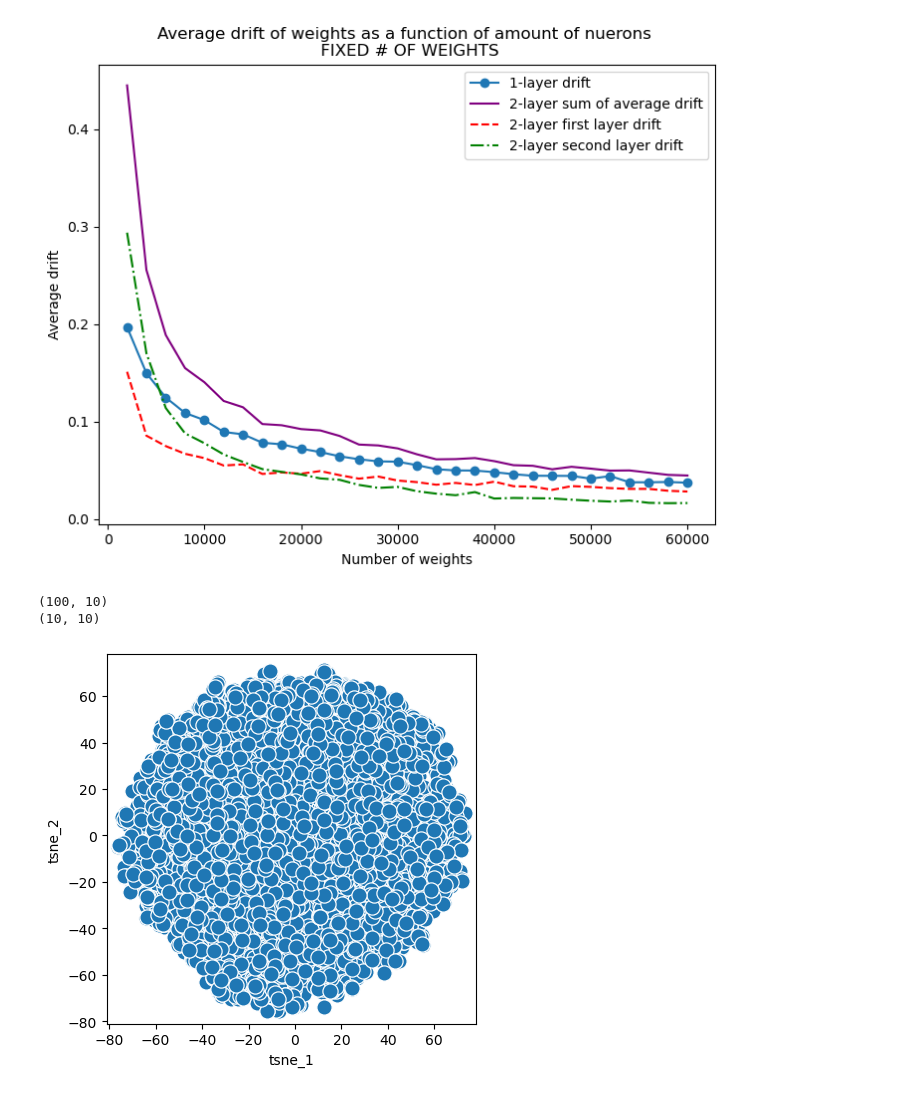
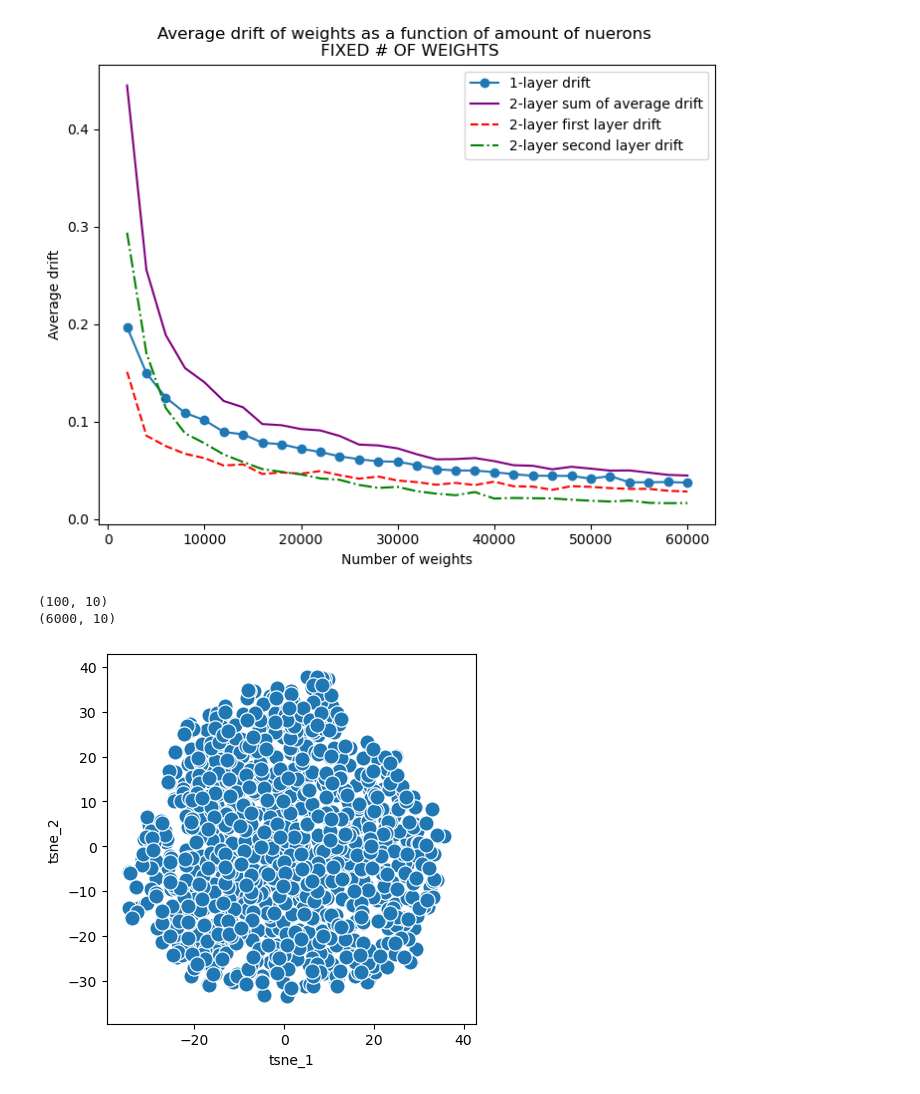
Before and after one commit to Kennethm-spec/Exploring-the-Limits-of-Lazy-Training-in-Neural-Networks, a Jupyter notebook: two_layer.ipynb, the cells around one changed output. Drawn from its saved outputs; the diff is of its cells as text; code cells hidden in the pictures.

```diff
--- a/two_layer.ipynb
+++ b/two_layer.ipynb
@@ -374,24 +374,24 @@ import pandas as pd
 import seaborn as sns
 # %%
 print(X.shape)
-print(np.transpose(final_weights[0])[0:10].shape)
+print(np.transpose(final_weights[-1]).shape)
 # %% [output]
 (100, 10)
-(10, 10)
+(6000, 10)
 # %%
 n_components = 2
 tsne = TSNE(n_components)
-tsne_result = tsne.fit_transform(np.transpose(initial_weights[-1]))
+tsne_result = tsne.fit_transform(np.transpose(initial_weights[4]))
 tsne_result.shape
 tsne_result_df = pd.DataFrame({'tsne_1': tsne_result[:,0], 'tsne_2': tsne_result[:,1]})
 fig, ax = plt.subplots(1)
 sns.scatterplot(x='tsne_1', y='tsne_2', data=tsne_result_df, ax=ax,s=120)
 lim = (tsne_result.min()-5, tsne_result.max()+5)
 ax.set_xlim(lim)
 ax.set_ylim(lim)
 ax.set_aspect('equal')
 # %% [output]
-[figure, old version]
+[figure, new version]
 # %%
 n_components = 2
 tsne = TSNE(n_components)
```
Also changed, not shown: parts of 1 cell of this notebook, 1 other file.
